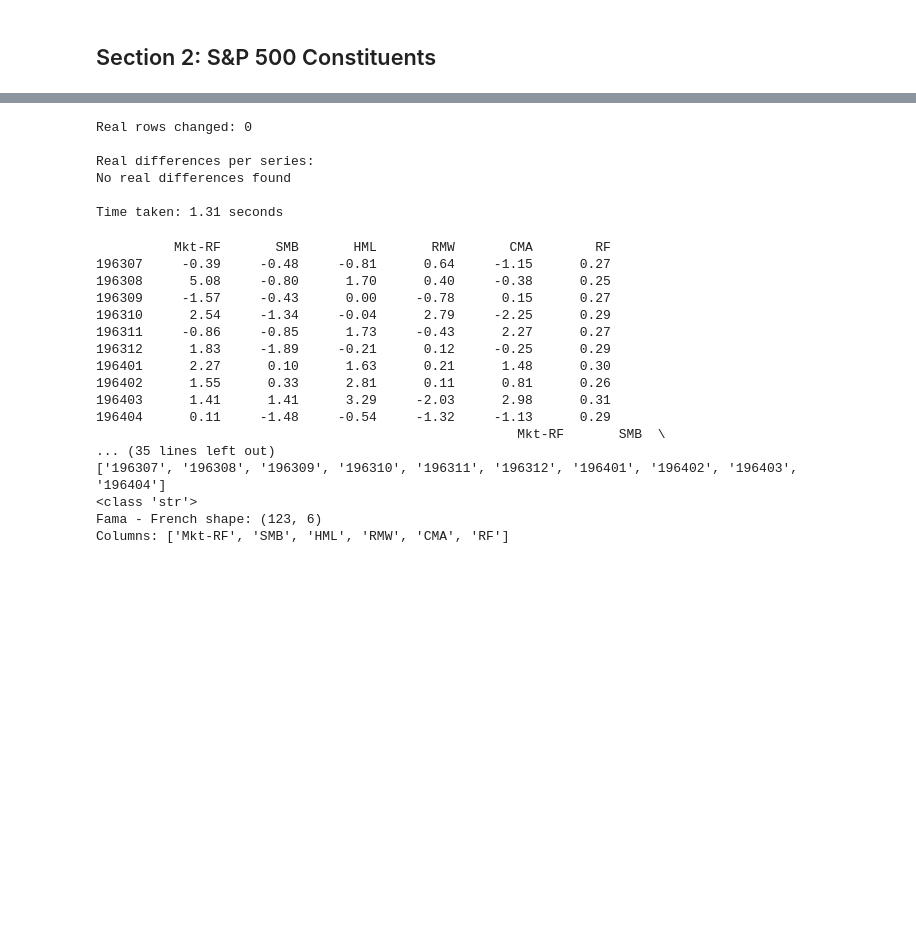
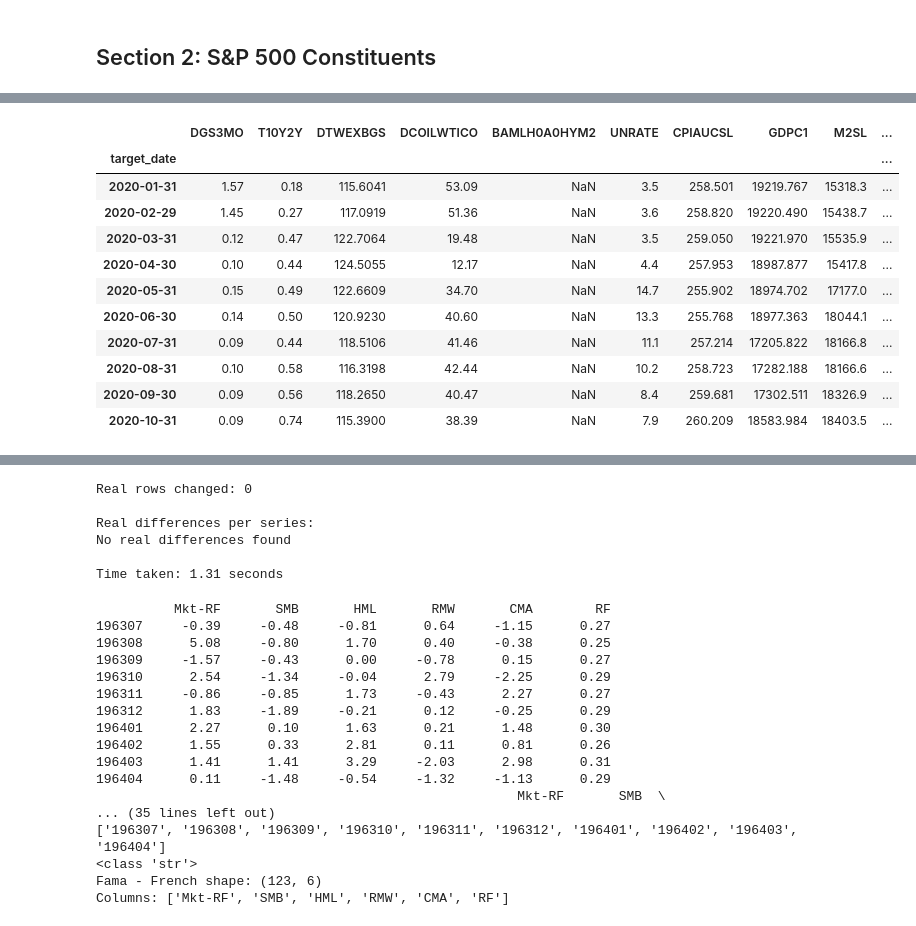
Before and after one commit to rishyg20/Alpha-Research---Assignment-2, a Jupyter notebook: Alpha_Research_Assignment2_Pushkal_Rishabh.ipynb, the cells around one changed output, grey strips where cells are left out. Drawn from its saved outputs; the diff is of its cells as text; code cells hidden in the pictures; blank space fills up the shorter version.

```diff
--- a/Alpha_Research_Assignment2_Pushkal_Rishabh.ipynb
+++ b/Alpha_Research_Assignment2_Pushkal_Rishabh.ipynb
@@ -283,0 +218,86 @@ Timestamp('2026-05-19 00:00:00')
+# %%
+# PIT FRED Data by combing through old releases from ALFRED
+
+from pandas.tseries.holiday import USFederalHolidayCalendar
+from pandas.tseries.offsets import CustomBusinessDay
+
+timer = contexttimer.timer()
+us_business_day = CustomBusinessDay(calendar=USFederalHolidayCalendar())
+
+fred = Fred(api_key = 'ac02c5e5db97deb2a98467f66618c44d')
+
+SERIES = {
+    'DGS3MO'      : '3 Month Treasury Yield',
+    'T10Y2Y'      : 'Yield Curve 10yr-2yr',
+    'DTWEXBGS'    : 'Trade Weighted Dollar Index',
+    'DCOILWTICO'  : 'WTI Crude Oil Price',
+    'BAMLH0A0HYM2': 'Credit Spread',
+    'UNRATE'      : 'Unemployment Rate',
+    'CPIAUCSL'    : 'Inflation CPI',
+    'GDPC1'       : 'Real GDP',
+    'M2SL'        : 'M2 Money Supply',
+    'PCECC96'     : 'Real Personal Consumption',
+}
+
+START_DATE = '2020-01-01'
+est_today = '2026-05-19'
+
+@timer
+def releases():
+    data = []
+    for s in SERIES:
+        print(f"Downloading releases for series {s}")
+        realtime_start = (pd.to_datetime(START_DATE) - pd.DateOffset(months=12)).strftime('%Y-%m-%d')
+        r = fred.get_series_all_releases(s, realtime_start=realtime_start, realtime_end=est_today)
+        r = r[r['value'].notna()]
+        r['id'] = s
+        data.append(r)
+    df = pd.concat(data).set_index('id')
+    df.date = pd.to_datetime(df.date)
+    df.realtime_start = pd.to_datetime(df.realtime_start)
+    return df
+
+@timer
+def point_in_time(releases_data, end_date = est_today):
+    df = pd.DataFrame(index=pd.date_range(START_DATE, end_date, freq=us_business_day))
+    df.index.name = 'target_date'
+    for s in SERIES:
+        print(f"Processing series {s}")
+        r = releases_data.loc[s].copy().reset_index()
+        r = r.sort_values(['realtime_start', 'date'])
+
+        # only need latest date value published
+        # - if the date is pulished for the first time only need it
+        # - if only revisions are published only need the latest date value revision
+        r = r.drop_duplicates(subset=['realtime_start'], keep='last')
+
+        # carry forward to use the latest data value
+        merged = pd.merge_asof(
+            pd.DataFrame({'target_date': df.index}),
+            r[['realtime_start', 'value', 'date']],
+            left_on='target_date',
+            right_on='realtime_start',
+            direction='backward'
+        )
+        df[s] = merged['value'].values
+        df[f'{s}_pub_date'] = merged['realtime_start'].values
+        df[f'{s}_ref_date'] = merged['date'].values
+    return df
+
+fred_releases = releases()
+fred_pit = point_in_time(releases_data=fred_releases)
+fred_pit = fred_pit[list(SERIES.keys())]
+
+#Resampling to monthly
+
+fred_monthly = fred_pit.resample("ME").last().ffill()
+
+print(f"\nFRED data shape: {fred_monthly.shape}")
+display(fred_monthly.head(10))
+print(fred_monthly.isnull().sum())
+fred_monthly= fred_monthly.drop(columns = ['BAMLH0A0HYM2']) #dropping credit spread data since 88 missing values
+print(fred_monthly.isnull().sum())
+print(f"\nFRED data shape: {fred_monthly.shape}")
+end = time.time()
+print(f"Time taken: {round(end - start,2)} seconds")
+# %% [output]
@@ -283,0 +321,12 @@ Timestamp('2026-05-19 00:00:00')
+|  | DGS3MO | T10Y2Y | DTWEXBGS | DCOILWTICO | BAMLH0A0HYM2 | UNRATE | CPIAUCSL | GDPC1 | M2SL | ... |
+| target_date |  |  |  |  |  |  |  |  |  | ... |
+| 2020-01-31 | 1.57 | 0.18 | 115.6041 | 53.09 | NaN | 3.5 | 258.501 | 19219.767 | 15318.3 | ... |
+| 2020-02-29 | 1.45 | 0.27 | 117.0919 | 51.36 | NaN | 3.6 | 258.820 | 19220.490 | 15438.7 | ... |
+| 2020-03-31 | 0.12 | 0.47 | 122.7064 | 19.48 | NaN | 3.5 | 259.050 | 19221.970 | 15535.9 | ... |
+| 2020-04-30 | 0.10 | 0.44 | 124.5055 | 12.17 | NaN | 4.4 | 257.953 | 18987.877 | 15417.8 | ... |
+| 2020-05-31 | 0.15 | 0.49 | 122.6609 | 34.70 | NaN | 14.7 | 255.902 | 18974.702 | 17177.0 | ... |
+| 2020-06-30 | 0.14 | 0.50 | 120.9230 | 40.60 | NaN | 13.3 | 255.768 | 18977.363 | 18044.1 | ... |
+| 2020-07-31 | 0.09 | 0.44 | 118.5106 | 41.46 | NaN | 11.1 | 257.214 | 17205.822 | 18166.8 | ... |
+| 2020-08-31 | 0.10 | 0.58 | 116.3198 | 42.44 | NaN | 10.2 | 258.723 | 17282.188 | 18166.6 | ... |
+| 2020-09-30 | 0.09 | 0.56 | 118.2650 | 40.47 | NaN | 8.4 | 259.681 | 17302.511 | 18326.9 | ... |
+| 2020-10-31 | 0.09 | 0.74 | 115.3900 | 38.39 | NaN | 7.9 | 260.209 | 18583.984 | 18403.5 | ... |
```
Also changed, not shown: parts of 21 cells of this notebook.
